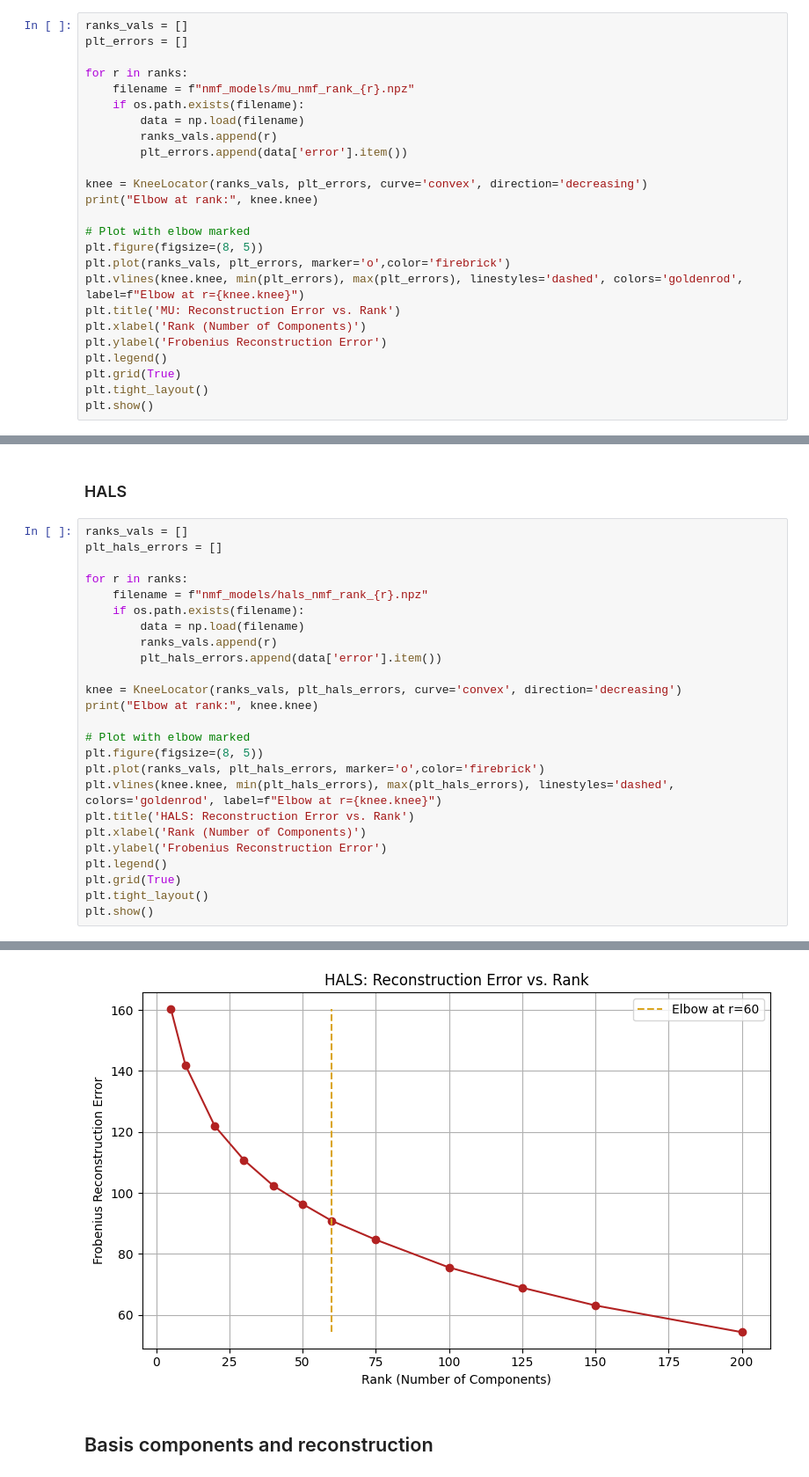
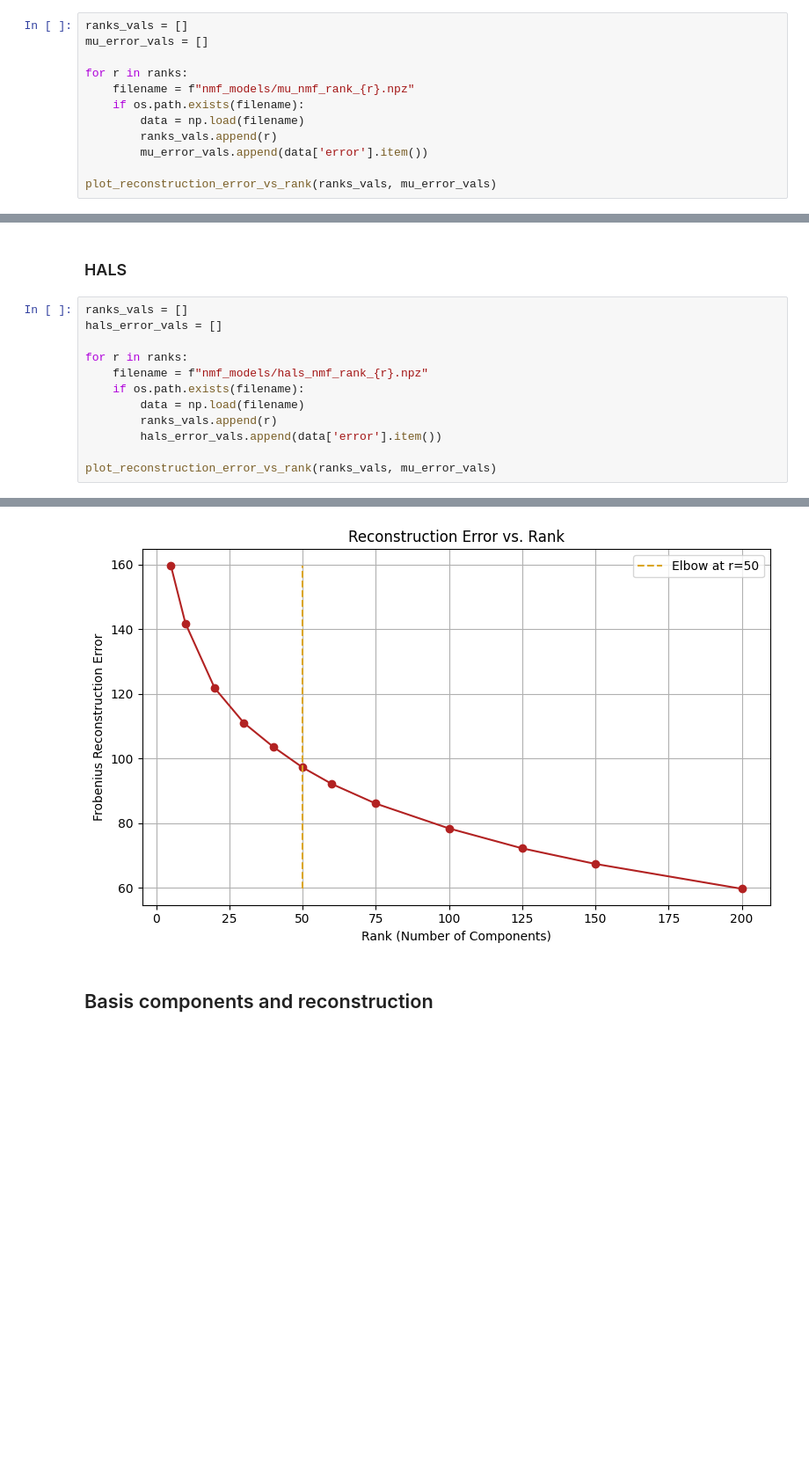
Before and after one commit to sofillav/nmf_project, a Jupyter notebook: notebook.ipynb, the cells around one changed output, grey strips where cells are left out. Shown at 88% size. Saved outputs shown, nothing was run; the diff lists cells and outputs as text; blank space fills up the shorter version.

Commit message:
add plot_reconstruction_error_vs_rank

```diff
--- a/notebook.ipynb
+++ b/notebook.ipynb
@@ -153,28 +152,15 @@ Converged at iteration 410 with relative change 9.9562e-05
 ### MU
 # %%
 ranks_vals = []
-plt_errors = []
+mu_error_vals = []
 
 for r in ranks:
     filename = f"nmf_models/mu_nmf_rank_{r}.npz"
     if os.path.exists(filename):
         data = np.load(filename)
         ranks_vals.append(r)
-        plt_errors.append(data['error'].item())
+        mu_error_vals.append(data['error'].item())
 
-knee = KneeLocator(ranks_vals, plt_errors, curve='convex', direction='decreasing')
-print("Elbow at rank:", knee.knee)
-
-# Plot with elbow marked
-plt.figure(figsize=(8, 5))
-plt.plot(ranks_vals, plt_errors, marker='o',color='firebrick')
-plt.vlines(knee.knee, min(plt_errors), max(plt_errors), linestyles='dashed', colors='goldenrod', label=f"Elbow at r={knee.knee}")
-plt.title('MU: Reconstruction Error vs. Rank')
-plt.xlabel('Rank (Number of Components)')
-plt.ylabel('Frobenius Reconstruction Error')
-plt.legend()
-plt.grid(True)
-plt.tight_layout()
-plt.show()
+plot_reconstruction_error_vs_rank(ranks_vals, mu_error_vals)
 # %% [output]
 Elbow at rank: 50
@@ -189,27 +175,14 @@ They're the same concept, just used for curves with different orientations. Elbo
 ### HALS
 # %%
 ranks_vals = []
-plt_hals_errors = []
+hals_error_vals = []
 
 for r in ranks:
     filename = f"nmf_models/hals_nmf_rank_{r}.npz"
     if os.path.exists(filename):
         data = np.load(filename)
         ranks_vals.append(r)
-        plt_hals_errors.append(data['error'].item())
+        hals_error_vals.append(data['error'].item())
 
-knee = KneeLocator(ranks_vals, plt_hals_errors, curve='convex', direction='decreasing')
-print("Elbow at rank:", knee.knee)
-
-# Plot with elbow marked
-plt.figure(figsize=(8, 5))
-plt.plot(ranks_vals, plt_hals_errors, marker='o',color='firebrick')
-plt.vlines(knee.knee, min(plt_hals_errors), max(plt_hals_errors), linestyles='dashed', colors='goldenrod', label=f"Elbow at r={knee.knee}")
-plt.title('HALS: Reconstruction Error vs. Rank')
-plt.xlabel('Rank (Number of Components)')
-plt.ylabel('Frobenius Reconstruction Error')
-plt.legend()
-plt.grid(True)
-plt.tight_layout()
-plt.show()
+plot_reconstruction_error_vs_rank(ranks_vals, mu_error_vals)
 # %% [output]
@@ -217,4 +190,4 @@ Elbow at rank: 60
-[figure, old version]
+[figure, new version]
 # %% [markdown]
 ## Basis components and reconstruction
 # %% [markdown]
```
Also changed, not shown: parts of 3 cells of this notebook, 1 other file.
